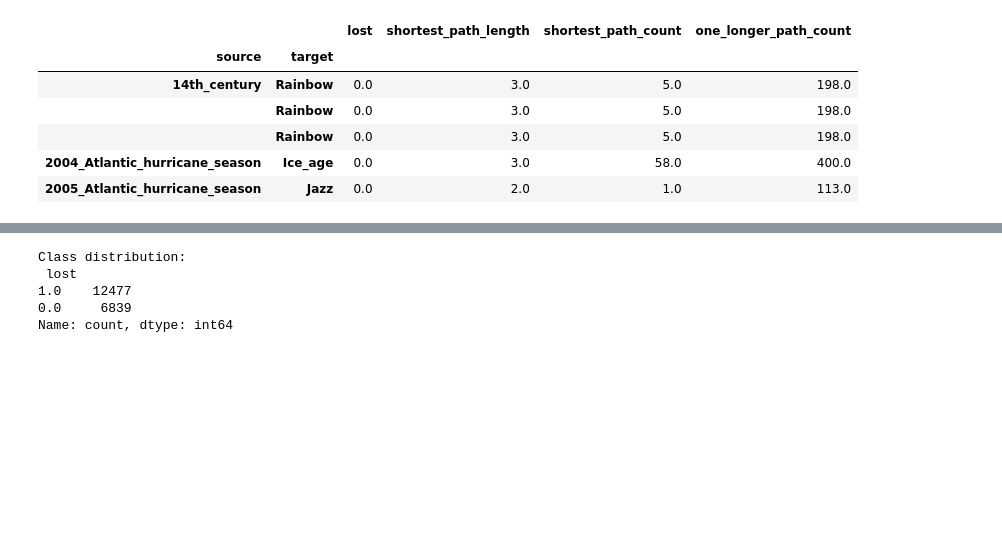
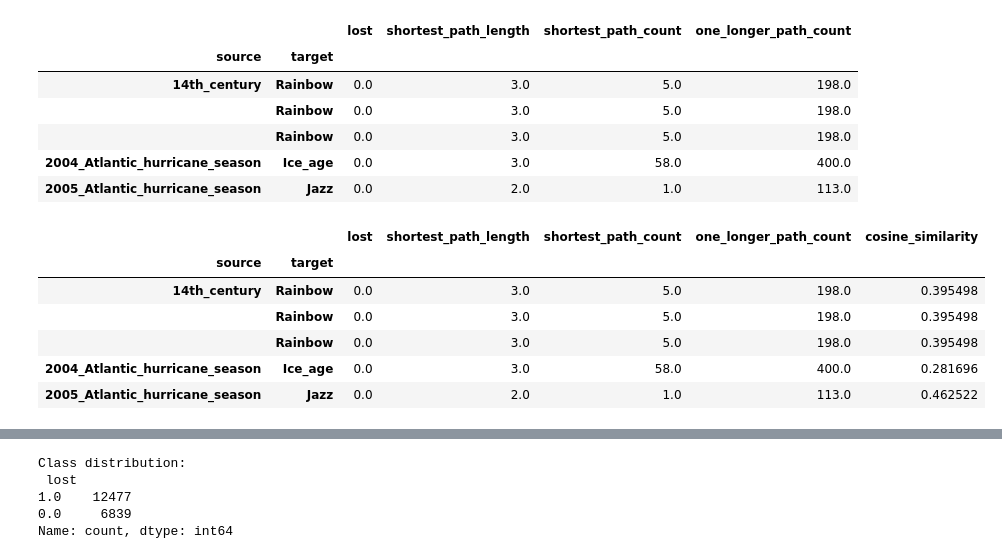
Before and after one commit to epfl-ada/ada-2024-project-outliars, a Jupyter notebook: results.ipynb, the cells around one changed output, grey strips where cells are left out. Drawn from its saved outputs; the diff is of its cells as text; code cells hidden in the pictures; blank space fills up the shorter version.

```diff
--- a/results.ipynb
+++ b/results.ipynb
@@ -2192,3 +2218,23 @@ X.head()
 |  | Rainbow | 0.0 | 3.0 | 5.0 | 198.0 |
 | 2004_Atlantic_hurricane_season | Ice_age | 0.0 | 3.0 | 58.0 | 400.0 |
 | 2005_Atlantic_hurricane_season | Jazz | 0.0 | 2.0 | 1.0 | 113.0 |
+# %%
+# Add embedding information to the dataset for source and target articles
+X = X.join(embeddings_df, on='source')
+X.rename(columns={'embedding': 'source_embedding'}, inplace=True)
+X = X.join(embeddings_df, on='target')
+X.rename(columns={'embedding': 'target_embedding'}, inplace=True)
+
+# Calculate the cosine similarity between the source and target article embeddings and drop the embeddings
+X['cosine_similarity'] = X.apply(lambda x: np.dot(x['source_embedding'], x['target_embedding']) / (np.linalg.norm(x['source_embedding']) * np.linalg.norm(x['target_embedding'])), axis=1)
+X.drop(columns=['source_embedding', 'target_embedding'], inplace=True)
+
+X.head()
+# %% [output]
+|  |  | lost | shortest_path_length | shortest_path_count | one_longer_path_count | cosine_similarity |
+| source | target |  |  |  |  |  |
+| 14th_century | Rainbow | 0.0 | 3.0 | 5.0 | 198.0 | 0.395498 |
+|  | Rainbow | 0.0 | 3.0 | 5.0 | 198.0 | 0.395498 |
+|  | Rainbow | 0.0 | 3.0 | 5.0 | 198.0 | 0.395498 |
+| 2004_Atlantic_hurricane_season | Ice_age | 0.0 | 3.0 | 58.0 | 400.0 | 0.281696 |
+| 2005_Atlantic_hurricane_season | Jazz | 0.0 | 2.0 | 1.0 | 113.0 | 0.462522 |
```
Also changed, not shown: parts of 11 cells of this notebook.
